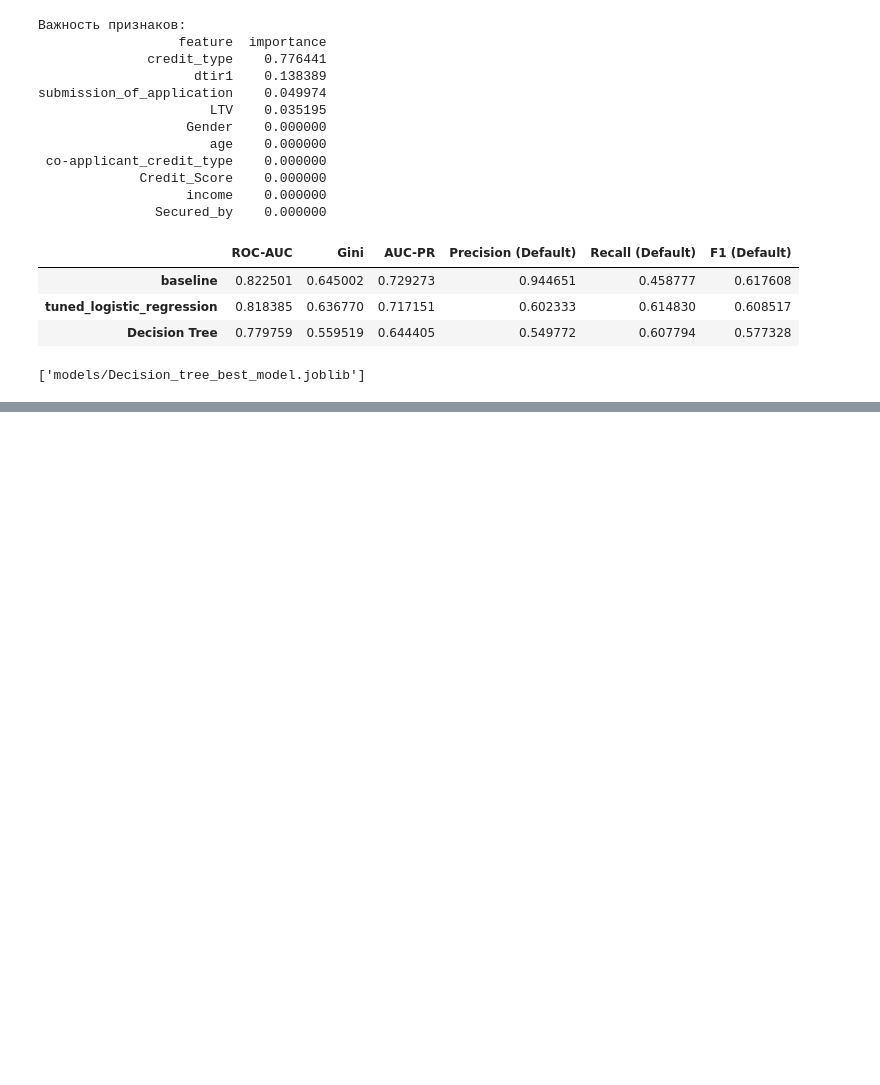
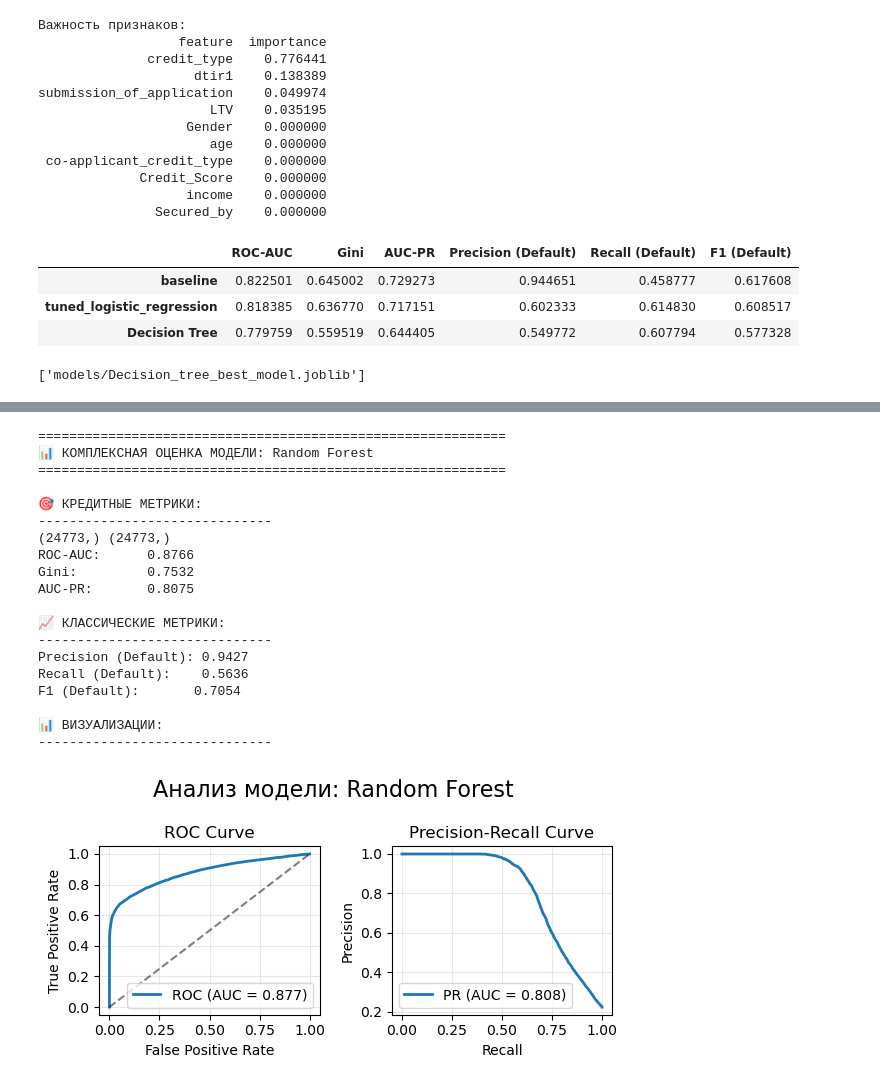
Before and after one commit to StoryTeller72/CreditScoring, a Jupyter notebook: CreditScore.ipynb, the cells around one changed output, grey strips where cells are left out. Cells and saved outputs as stored; diff of their text form; code cells hidden in the pictures; blank space fills up the shorter version.

Commit message:
'Train_Random_Forest'

```diff
--- a/CreditScore.ipynb
+++ b/CreditScore.ipynb
@@ -2031,0 +2049,6 @@ joblib.dump(gc_best_tree_no_rate, 'models/Decision_tree_best_model.joblib')
+# %%
+from sklearn.ensemble import RandomForestClassifier
+data = pd.read_csv('Data\clean_data_no_extra_info.csv')
+X, Y = data.drop(['Status', 'Region', 'property_value', 'rate_of_interest'], axis=1), data['Status']
+# %%
+X_encoded, feature_encoders = prepare_features_for_tree(X)
@@ -2031,0 +2073,2 @@ joblib.dump(gc_best_tree_no_rate, 'models/Decision_tree_best_model.joblib')
+# %%
+X_train, X_test, y_train, y_test = split_data_stratified(X_encoded, Y)
@@ -2031,0 +2079,6 @@ joblib.dump(gc_best_tree_no_rate, 'models/Decision_tree_best_model.joblib')
+# %%
+models = {}
+for amt_estimators in range(50, 301, 50):
+    clf = RandomForestClassifier(n_estimators=amt_estimators, class_weight='balanced', max_features='sqrt')
+    clf.fit(X_train, y_train)
+    models[amt_estimators] = clf
@@ -2031,0 +2095,23 @@ joblib.dump(gc_best_tree_no_rate, 'models/Decision_tree_best_model.joblib')
+# %%
+result_RF = get_results(models[300], X_test, y_test, 'Random Forest')
+# %% [output]
+============================================================
+📊 КОМПЛЕКСНАЯ ОЦЕНКА МОДЕЛИ: Random Forest
+============================================================
+
+🎯 КРЕДИТНЫЕ МЕТРИКИ:
+------------------------------
+(24773,) (24773,)
+ROC-AUC:      0.8766
+Gini:         0.7532
+AUC-PR:       0.8075
+
+📈 КЛАССИЧЕСКИЕ МЕТРИКИ:
+------------------------------
+Precision (Default): 0.9427
+Recall (Default):    0.5636
+F1 (Default):       0.7054
+
+📊 ВИЗУАЛИЗАЦИИ:
+------------------------------
+[figure, added]
```
Also changed, not shown: parts of 12 cells of this notebook.
